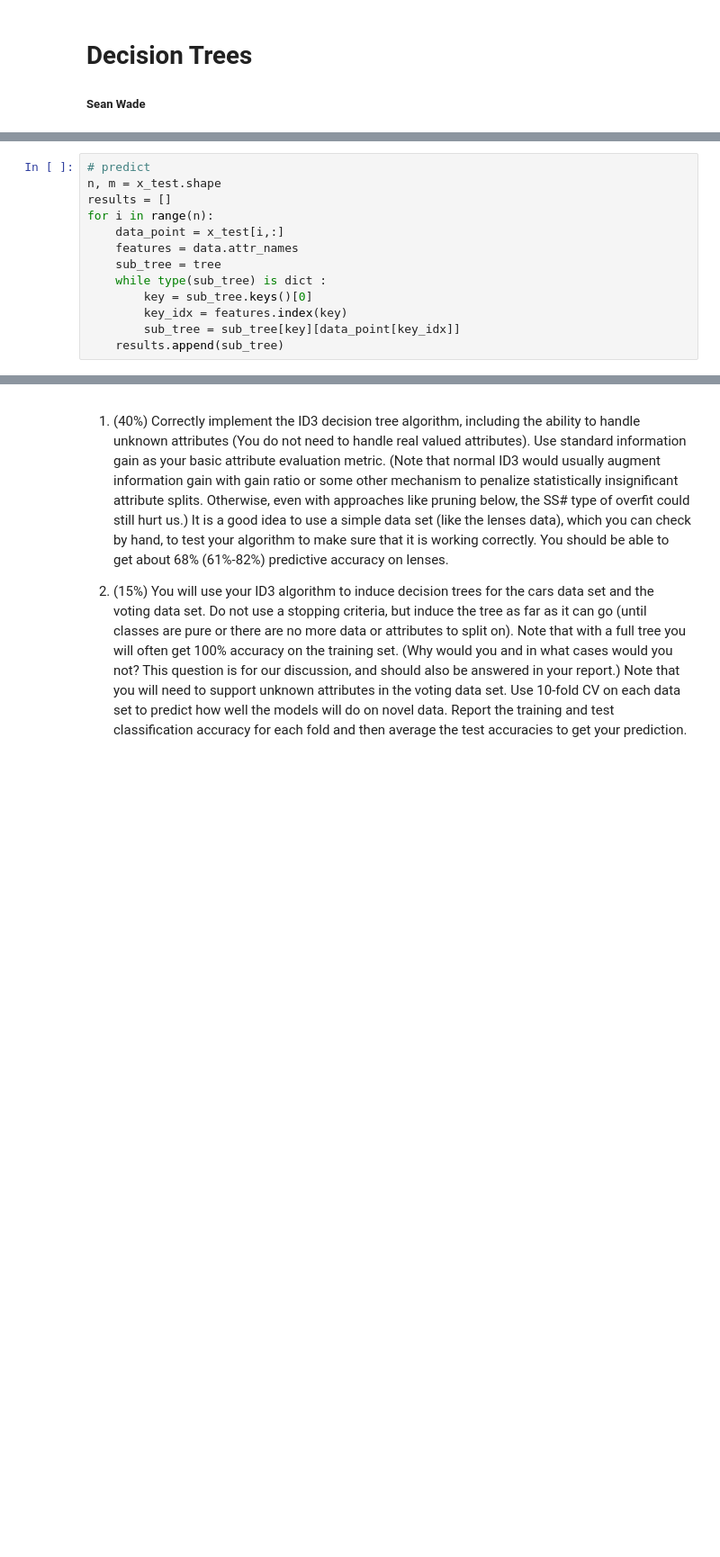
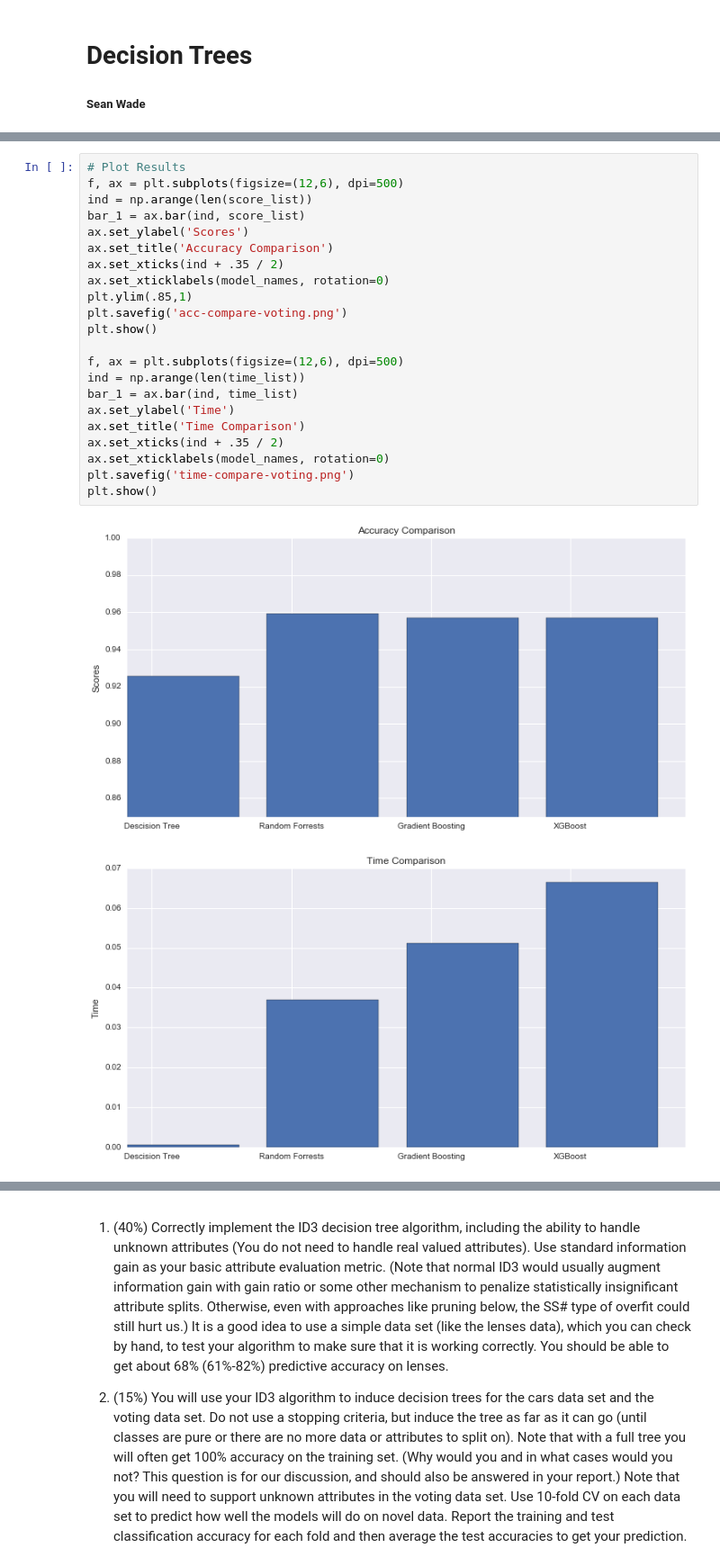
Before and after one commit to smwade/cs478, a Jupyter notebook: decision_tree/decision_tree.ipynb, the cells around one changed output, grey strips where cells are left out. Shown at 90% size. Drawn from its saved outputs; the diff is of its cells as text; blank space fills up the shorter version.

```diff
--- a/decision_tree/decision_tree.ipynb
+++ b/decision_tree/decision_tree.ipynb
@@ -106,13 +396,0 @@ IndexError: index 2 is out of bounds for axis 0 with size 2
-# %%
-# predict
-n, m = x_test.shape
-results = []
-for i in range(n):
-    data_point = x_test[i,:]
-    features = data.attr_names
-    sub_tree = tree
-    while type(sub_tree) is dict :
-        key = sub_tree.keys()[0]
-        key_idx = features.index(key)
-        sub_tree = sub_tree[key][data_point[key_idx]]
-    results.append(sub_tree)
@@ -159,0 +554,25 @@ SyntaxError: invalid syntax (<ipython-input-21-cda84b43424b>, line 3)
+# %%
+# Plot Results
+f, ax = plt.subplots(figsize=(12,6), dpi=500)
+ind = np.arange(len(score_list))
+bar_1 = ax.bar(ind, score_list)
+ax.set_ylabel('Scores')
+ax.set_title('Accuracy Comparison')
+ax.set_xticks(ind + .35 / 2)
+ax.set_xticklabels(model_names, rotation=0)
+plt.ylim(.85,1)
+plt.savefig('acc-compare-voting.png')
+plt.show()
+
+f, ax = plt.subplots(figsize=(12,6), dpi=500)
+ind = np.arange(len(time_list))
+bar_1 = ax.bar(ind, time_list)
+ax.set_ylabel('Time')
+ax.set_title('Time Comparison')
+ax.set_xticks(ind + .35 / 2)
+ax.set_xticklabels(model_names, rotation=0)
+plt.savefig('time-compare-voting.png')
+plt.show()
+# %% [output]
+[figure, added]
+[figure, added]
```
Also changed, not shown: parts of 35 cells of this notebook, 17 other files.
